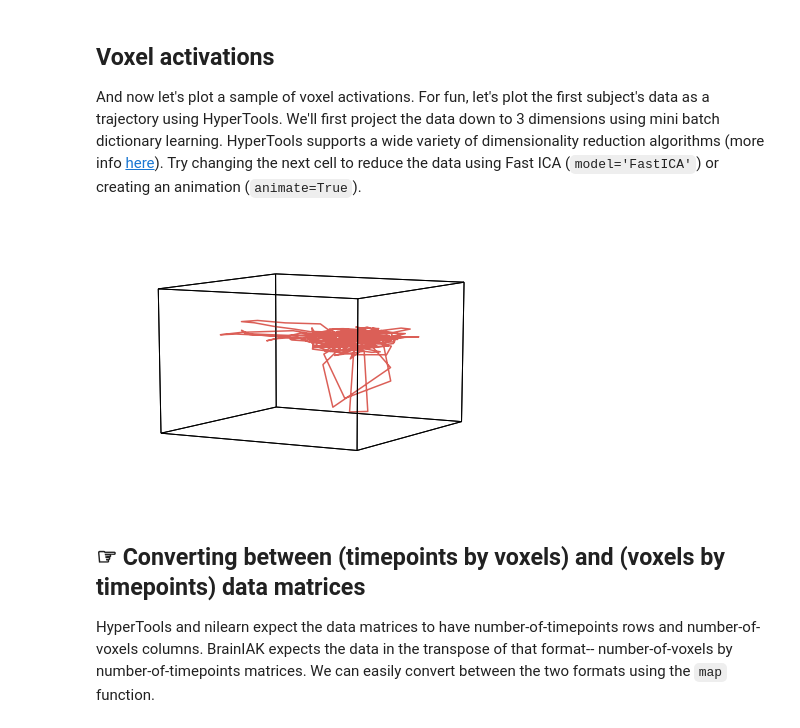
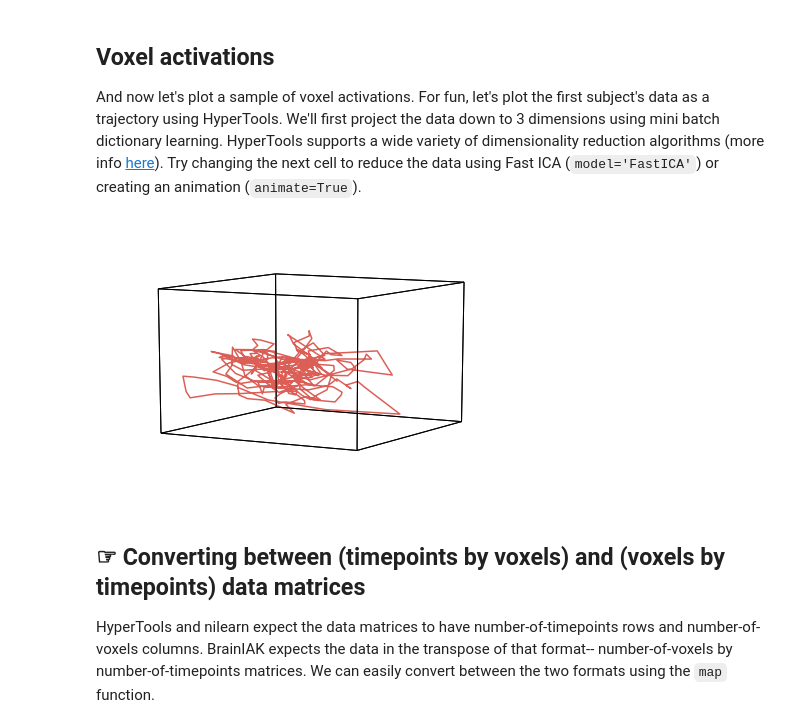
Before and after one commit to juanmed/fmri_2021_jfmy, a Jupyter notebook: Tutorials/fMRI_NetworkDynamics/htfa_tutorial.ipynb, the cells around one changed output. Drawn from its saved outputs; the diff is of its cells as text; code cells hidden in the pictures.

```diff
--- a/Tutorials/fMRI_NetworkDynamics/htfa_tutorial.ipynb
+++ b/Tutorials/fMRI_NetworkDynamics/htfa_tutorial.ipynb
@@ -94,7 +94,7 @@ urllib.request.urlretrieve(source, destination)
 # %%
 #niifiles = glob.glob(os.path.join(destination[0:-(len(data_format)+1)], '*.nii.gz'))
 #niifiles.extend(glob.glob(os.path.join(destination[0:-(len(data_format)+1)], '*.nii')))
-niifiles = os.listdir("pieman_archive")
-niifiles = ["pieman_archive/"+f for f in niifiles if ".nii" in f]
+niifiles = os.listdir("pieman_data")
+niifiles = ["pieman_data/"+f for f in niifiles if ".nii" in f]
 niifiles
 # %% [output]
@@ -193,9 +177,9 @@ hyp.plot(cmu_data[0]['R'], 'k.');
 
 And now let's plot a sample of voxel activations.  For fun, let's plot the first subject's data as a trajectory using HyperTools.  We'll first project the data down to 3 dimensions using mini batch dictionary learning.  HyperTools supports a wide variety of dimensionality reduction algorithms (more info [here](http://hypertools.readthedocs.io/en/latest/hypertools.plot.html#hypertools.plot)).  Try changing the next cell to reduce the data using Fast ICA (`model='FastICA'`) or creating an animation (`animate=True`).
 # %%
-hyp.plot(cmu_data[2]['Y'], model='IncrementalPCA');
+hyp.plot(cmu_data[2]['Y']);
 # %% [output]
-[figure, old version]
+[figure, new version]
 # %% [markdown]
 ## ☞ Converting between (timepoints by voxels) and (voxels by timepoints) data matrices ##
 
```
Also changed, not shown: parts of 18 cells of this notebook.
